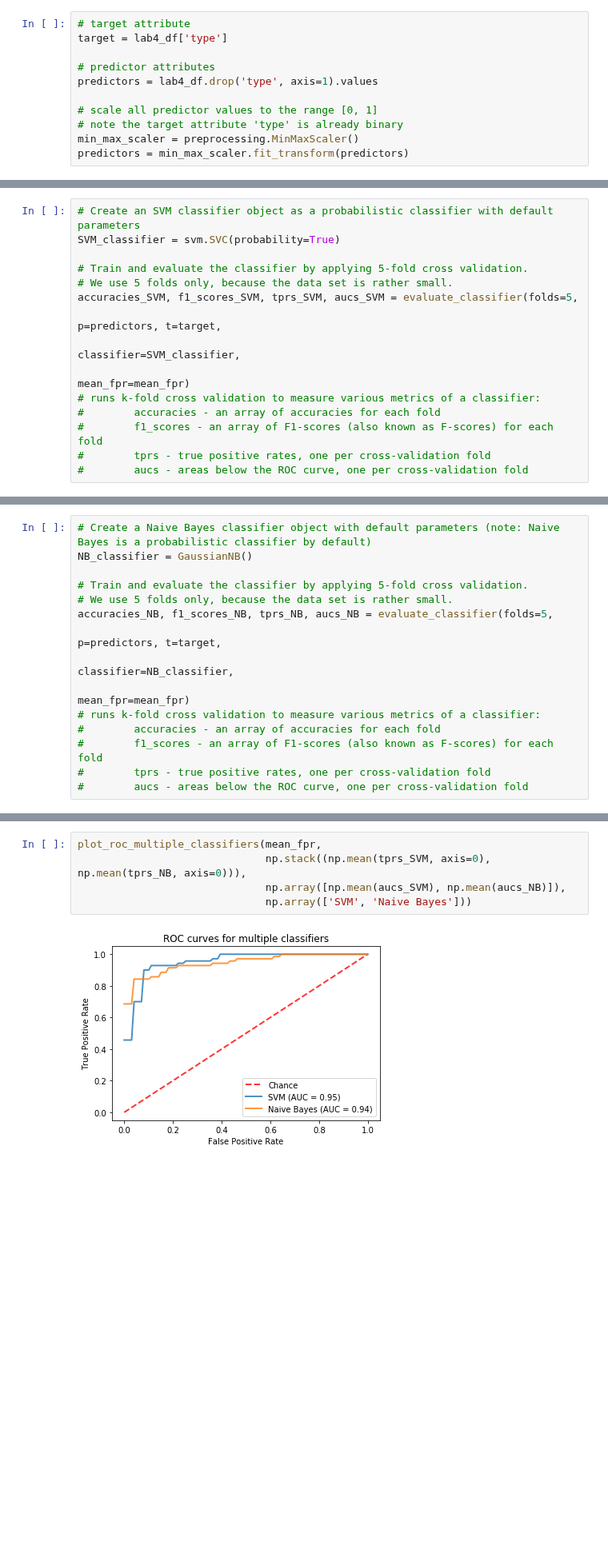
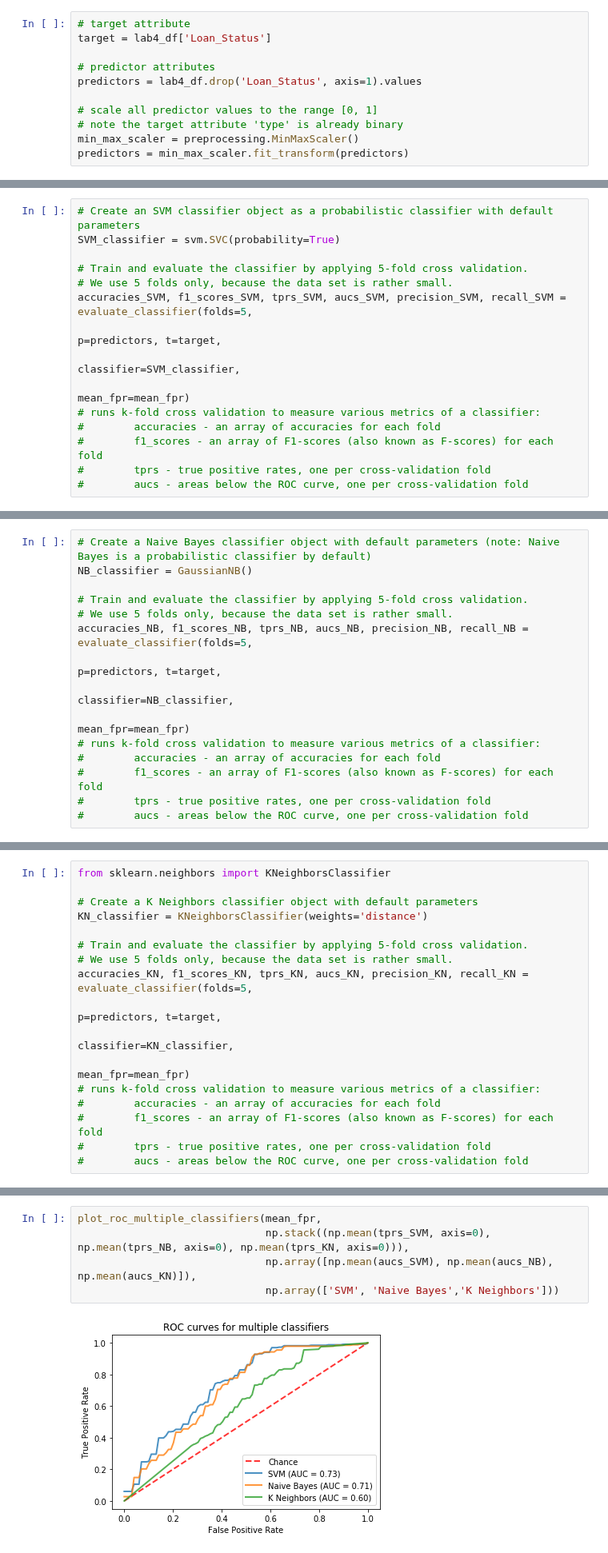
Before and after one commit to vipulpopat/MSCAI_Sem1_Etivity4, a Jupyter notebook: Lab 4 - Comparison of Classifiers 18263003 - Main.ipynb, the cells around one changed output, grey strips where cells are left out. Shown at 80% size. Drawn from its saved outputs; the diff is of its cells as text; blank space fills up the shorter version.

```diff
--- a/Lab 4 - Comparison of Classifiers 18263003 - Main.ipynb
+++ b/Lab 4 - Comparison of Classifiers 18263003 - Main.ipynb
@@ -55,9 +60,9 @@ lab4_df.describe()
 # %%
 # target attribute
-target = lab4_df['type']
+target = lab4_df['Loan_Status']
 
 # predictor attributes
-predictors = lab4_df.drop('type', axis=1).values
+predictors = lab4_df.drop('Loan_Status', axis=1).values
 
 # scale all predictor values to the range [0, 1]
 # note the target attribute 'type' is already binary
@@ -78,10 +83,10 @@ SVM_classifier = svm.SVC(probability=True)
 
 # Train and evaluate the classifier by applying 5-fold cross validation.
 # We use 5 folds only, because the data set is rather small.
-accuracies_SVM, f1_scores_SVM, tprs_SVM, aucs_SVM = evaluate_classifier(folds=5,
-                                                                        p=predictors, t=target,
-                                                                        classifier=SVM_classifier,
-                                                                        mean_fpr=mean_fpr)
+accuracies_SVM, f1_scores_SVM, tprs_SVM, aucs_SVM, precision_SVM, recall_SVM = evaluate_classifier(folds=5,
+                                                                               p=predictors, t=target,
+                                                                               classifier=SVM_classifier,
+                                                                               mean_fpr=mean_fpr)
 # runs k-fold cross validation to measure various metrics of a classifier:
 #        accuracies - an array of accuracies for each fold
 #        f1_scores - an array of F1-scores (also known as F-scores) for each fold
@@ -105,10 +110,10 @@ NB_classifier = GaussianNB()
 
 # Train and evaluate the classifier by applying 5-fold cross validation.
 # We use 5 folds only, because the data set is rather small.
-accuracies_NB, f1_scores_NB, tprs_NB, aucs_NB = evaluate_classifier(folds=5,
-                                                                    p=predictors, t=target,
-                                                                    classifier=NB_classifier,
-                                                                    mean_fpr=mean_fpr)
+accuracies_NB, f1_scores_NB, tprs_NB, aucs_NB, precision_NB, recall_NB = evaluate_classifier(folds=5,
+                                                                         p=predictors, t=target,
+                                                                         classifier=NB_classifier,
+                                                                         mean_fpr=mean_fpr)
 # runs k-fold cross validation to measure various metrics of a classifier:
 #        accuracies - an array of accuracies for each fold
 #        f1_scores - an array of F1-scores (also known as F-scores) for each fold
@@ -126,0 +136,17 @@ plot_roc_mean(mean_fpr, tprs_NB, aucs_NB, 'Naive Bayes')
+# %%
+from sklearn.neighbors import KNeighborsClassifier
+
+# Create a K Neighbors classifier object with default parameters
+KN_classifier = KNeighborsClassifier(weights='distance')
+
+# Train and evaluate the classifier by applying 5-fold cross validation.
+# We use 5 folds only, because the data set is rather small.
+accuracies_KN, f1_scores_KN, tprs_KN, aucs_KN, precision_KN, recall_KN = evaluate_classifier(folds=5,
+                                                                         p=predictors, t=target,
+                                                                         classifier=KN_classifier,
+                                                                         mean_fpr=mean_fpr)
+# runs k-fold cross validation to measure various metrics of a classifier:
+#        accuracies - an array of accuracies for each fold
+#        f1_scores - an array of F1-scores (also known as F-scores) for each fold
+#        tprs - true positive rates, one per cross-validation fold
+#        aucs - areas below the ROC curve, one per cross-validation fold
@@ -128,10 +164,10 @@ plot_roc_mean(mean_fpr, tprs_NB, aucs_NB, 'Naive Bayes')
 ### Compare All Trained Classifiers
 # %%
 plot_roc_multiple_classifiers(mean_fpr,
-                              np.stack((np.mean(tprs_SVM, axis=0), np.mean(tprs_NB, axis=0))),
-                              np.array([np.mean(aucs_SVM), np.mean(aucs_NB)]),
-                              np.array(['SVM', 'Naive Bayes']))
+                              np.stack((np.mean(tprs_SVM, axis=0), np.mean(tprs_NB, axis=0), np.mean(tprs_KN, axis=0))),
+                              np.array([np.mean(aucs_SVM), np.mean(aucs_NB), np.mean(aucs_KN)]),
+                              np.array(['SVM', 'Naive Bayes','K Neighbors']))
 # %% [output]
-[figure, old version]
+[figure, new version]
 # %%
 # Compare the statistics of the accuracies across all cross-validation folds
```
Also changed, not shown: parts of 47 cells of this notebook, 2 other files.
